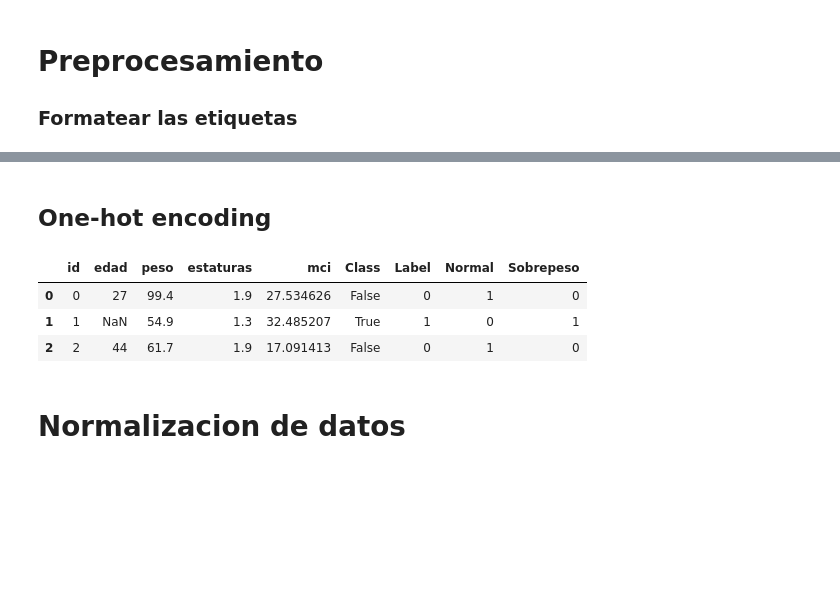
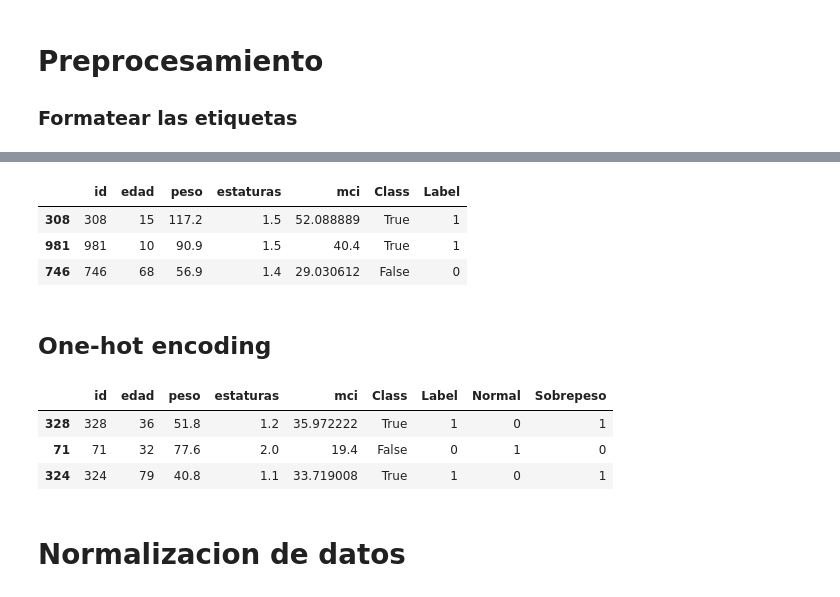
Before and after one commit to UnidadDataScience/DiplomadoIA2021, a Jupyter notebook: Clasificacion.ipynb, the cells around one changed output, grey strips where cells are left out. Cells and saved outputs as stored; diff of their text form; code cells hidden in the pictures; blank space fills up the shorter version.

```diff
--- a/Clasificacion.ipynb
+++ b/Clasificacion.ipynb
@@ -161,20 +168,30 @@ df.head()
 # %%
 from sklearn import preprocessing
+
 le = preprocessing.LabelEncoder()
 labels = le.fit_transform(df['Class'])
+
 df['Label'] = labels
+df.sample(3)
+# %% [output]
+|  | id | edad | peso | estaturas | mci | Class | Label |
+| 308 | 308 | 15 | 117.2 | 1.5 | 52.088889 | True | 1 |
+| 981 | 981 | 10 | 90.9 | 1.5 | 40.4 | True | 1 |
+| 746 | 746 | 68 | 56.9 | 1.4 | 29.030612 | False | 0 |
 # %% [markdown]
 ## One-hot encoding
 # %%
 onehot = pd.get_dummies(df['Label'])
+
 onehot.columns = ['Normal', 'Sobrepeso']
-df_nuevo = pd.concat([df, onehot], 1)
-df_nuevo.head(3)
+
+df_nuevo = pd.concat([df, onehot], 1) # anadir a columnas
+df_nuevo.sample(3)
 # %% [output]
 |  | id | edad | peso | estaturas | mci | Class | Label | Normal | Sobrepeso |
-| 0 | 0 | 27 | 99.4 | 1.9 | 27.534626 | False | 0 | 1 | 0 |
-| 1 | 1 | NaN | 54.9 | 1.3 | 32.485207 | True | 1 | 0 | 1 |
-| 2 | 2 | 44 | 61.7 | 1.9 | 17.091413 | False | 0 | 1 | 0 |
+| 328 | 328 | 36 | 51.8 | 1.2 | 35.972222 | True | 1 | 0 | 1 |
+| 71 | 71 | 32 | 77.6 | 2.0 | 19.4 | False | 0 | 1 | 0 |
+| 324 | 324 | 79 | 40.8 | 1.1 | 33.719008 | True | 1 | 0 | 1 |
 # %% [markdown]
 # Normalizacion de datos
 # %%
```
Also changed, not shown: parts of 11 cells of this notebook.
